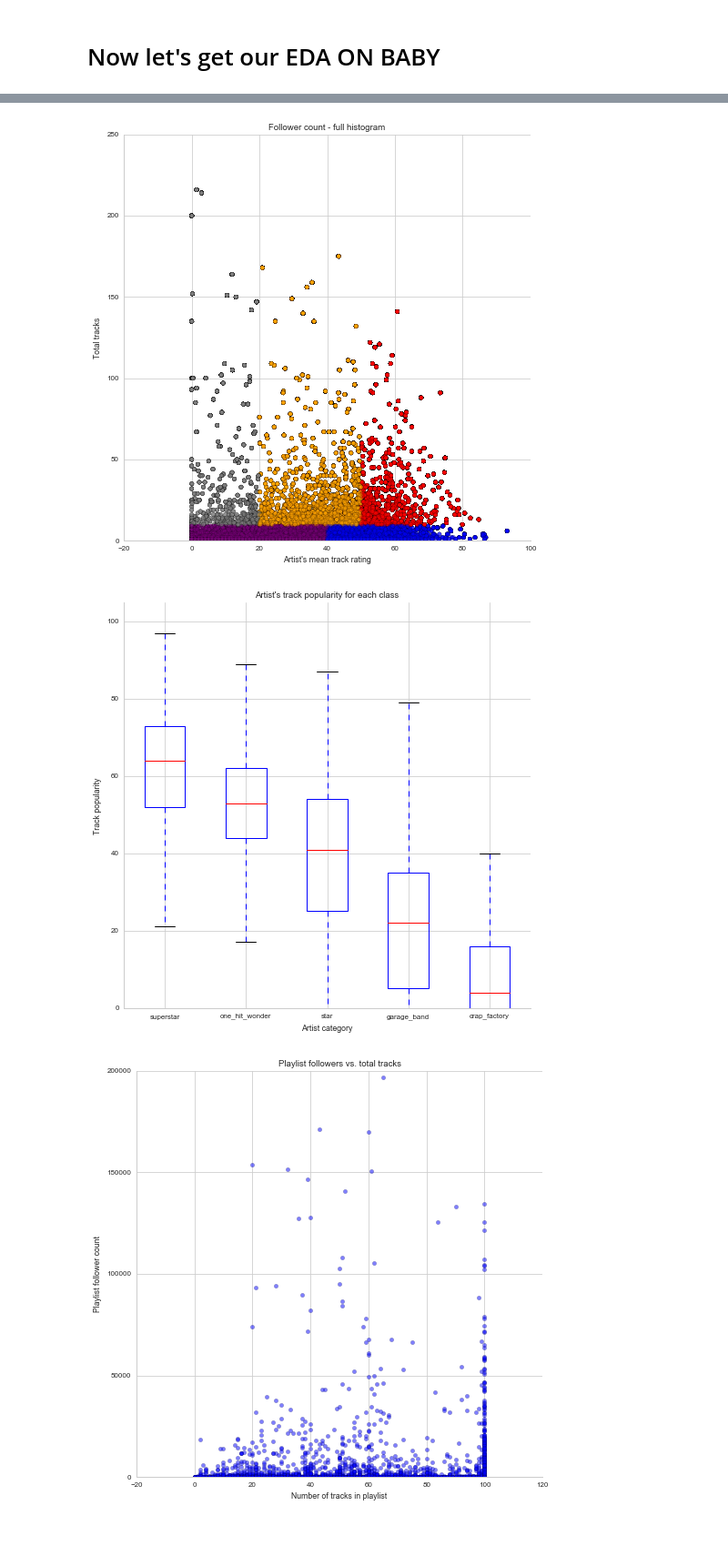
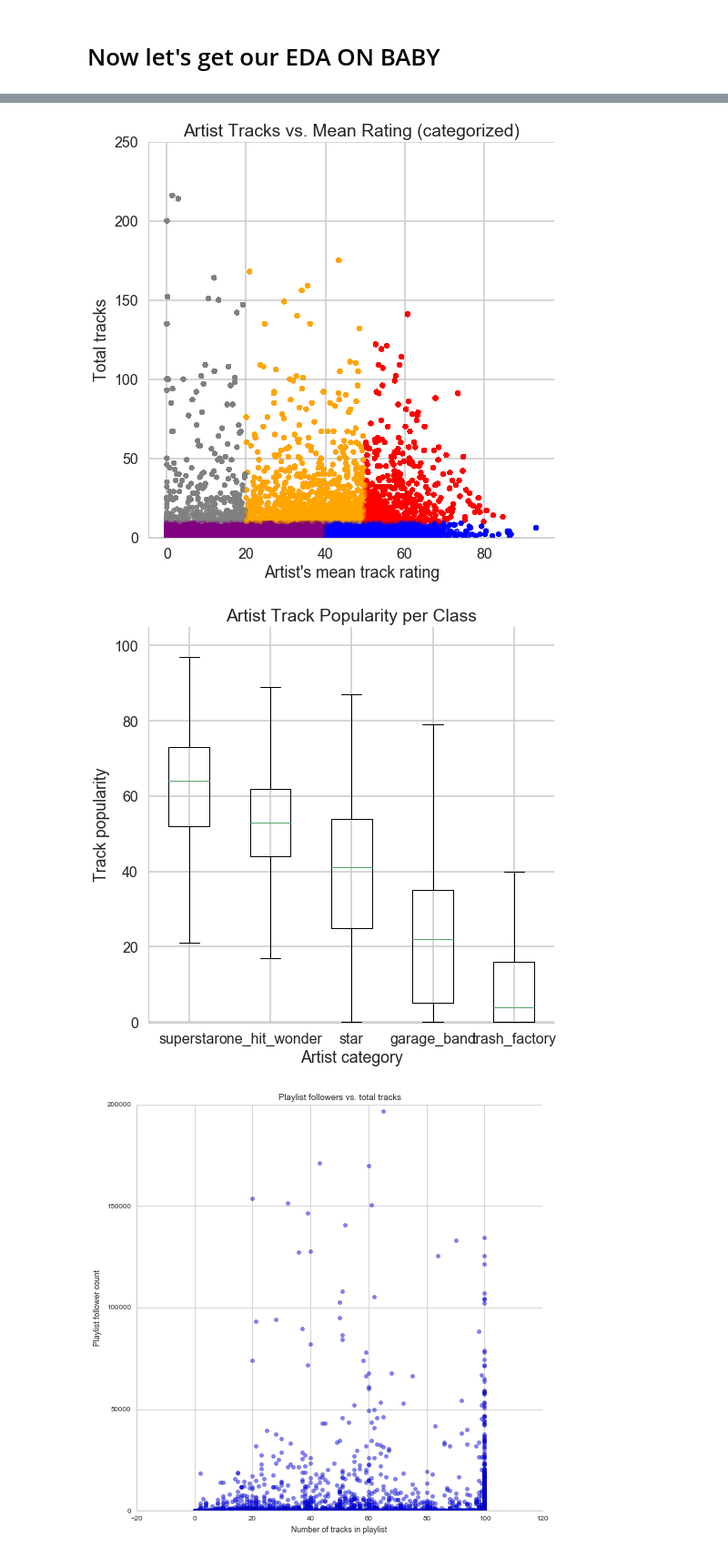
Before and after one commit to ac209-project/ac209-project, a Jupyter notebook: EDA/EDA_NS_v01_20171127_APL_update_2017122.ipynb, the cells around one changed output, grey strips where cells are left out. Shown: that part at 91% size. Cells and saved outputs as stored; diff of their text form; code cells hidden in the pictures; blank space fills up the shorter version.

```diff
--- a/EDA/EDA_NS_v01_20171127.ipynb
+++ b/EDA/EDA_NS_v01_20171127_APL_update_2017122.ipynb
@@ -10,7 +10,7 @@ import warnings
 warnings.simplefilter(action='ignore', category=FutureWarning)
 pd.options.display.float_format = '{:,.4f}'.format
 
-sns.set_context('paper')
+sns.set_context('poster')
 sns.color_palette('muted')
 sns.set_style('whitegrid')
 %matplotlib inline
@@ -163,10 +163,10 @@ df_trk['art_total_trks'] = df_trk.groupby('art_name')['trk_name'].transform('nun
 df_trk['art_class'] = ""
 df_trk.loc[(df_trk.art_mean_trkpop>=50) & (df_trk.art_total_trks>=10), 'art_class'] = 'superstar'
 df_trk.loc[(df_trk.art_mean_trkpop>=20) & (df_trk.art_mean_trkpop<50) & (df_trk.art_total_trks>=10), 'art_class'] = 'star'
-df_trk.loc[(df_trk.art_mean_trkpop>=0) & (df_trk.art_mean_trkpop<20) & (df_trk.art_total_trks>=10), 'art_class'] = 'crap_factory'
+df_trk.loc[(df_trk.art_mean_trkpop>=0) & (df_trk.art_mean_trkpop<20) & (df_trk.art_total_trks>=10), 'art_class'] = 'trash_factory'
 df_trk.loc[(df_trk.art_mean_trkpop>=40) & (df_trk.art_total_trks<10), 'art_class'] = 'one_hit_wonder'
 df_trk.loc[(df_trk.art_mean_trkpop<40) & (df_trk.art_total_trks<10), 'art_class'] = 'garage_band'
-df_trk['art_class'] = pd.Categorical(df_trk['art_class'], categories=["superstar","star","crap_factory", "one_hit_wonder", "garage_band"])
+df_trk['art_class'] = pd.Categorical(df_trk['art_class'], categories=["superstar","star","trash_factory", "one_hit_wonder", "garage_band"])
 
 # Fix followers to int
 df_trk['pl_followers'] = df_trk.loc[:,'pl_followers'].astype('int')
@@ -283,35 +283,35 @@ sns.despine(top = True, right = True)
 # %%
 # Plot follower count vs. average track popularity
 fig, ax = plt.subplots(1,1, figsize = (8,8))
 
-colors = {'superstar':'red', 'star':'orange', 'crap_factory':'grey', 'one_hit_wonder':'blue', 'garage_band':'purple'}
+colors = {'superstar':'red', 'star':'orange', 'trash_factory':'grey', 'one_hit_wonder':'blue', 'garage_band':'purple'}
 
-ax.scatter(df_trk.art_mean_trkpop, df_trk.art_total_trks, alpha = 0.1, c=df_trk['art_class'].apply(lambda x: colors[x]))
-ax.set_title("Follower count - full histogram")
+ax.scatter(df_trk.art_mean_trkpop, df_trk.art_total_trks, alpha = 0.1, s=25, c=df_trk['art_class'].apply(lambda x: colors[x]))
+ax.set_title("Artist Tracks vs. Mean Rating (categorized)")
 ax.set_xlabel("Artist's mean track rating")
 ax.set_ylabel("Total tracks")
 plt.ylim((0,250))
 sns.despine(top = True, right = True)
 # %% [output]
-[figure, old version]
+[figure, new version]
 # %%
 # Plot follower count vs. average track popularity
 fig, ax = plt.subplots(1,1, figsize = (8,8))
 
-labels = ['superstar', 'one_hit_wonder', 'star', 'garage_band', 'crap_factory']
+labels = ['superstar', 'one_hit_wonder', 'star', 'garage_band', 'trash_factory']
 
 ax.boxplot([df_trk[df_trk.art_class == 'superstar'].trk_popularity.values,
             df_trk[df_trk.art_class == 'one_hit_wonder'].trk_popularity.values,
             df_trk[df_trk.art_class == 'star'].trk_popularity.values,
             df_trk[df_trk.art_class == 'garage_band'].trk_popularity.values,
-            df_trk[df_trk.art_class == 'crap_factory'].trk_popularity.values], labels = labels)
-ax.set_title("Artist's track popularity for each class")
+            df_trk[df_trk.art_class == 'trash_factory'].trk_popularity.values], labels = labels)
+ax.set_title("Artist Track Popularity per Class")
 ax.set_xlabel("Artist category")
 ax.set_ylabel("Track popularity")
 ax.set_ylim((-0.1, 105))
 sns.despine(top = True, right = True)
 # %% [output]
-[figure, old version]
+[figure, new version]
 # %%
 # Test if bigger playlists have more followers
 fig, ax = plt.subplots(1,1, figsize = (8,8))
```
Also changed, not shown: parts of 4 cells of this notebook, 4 other files.
